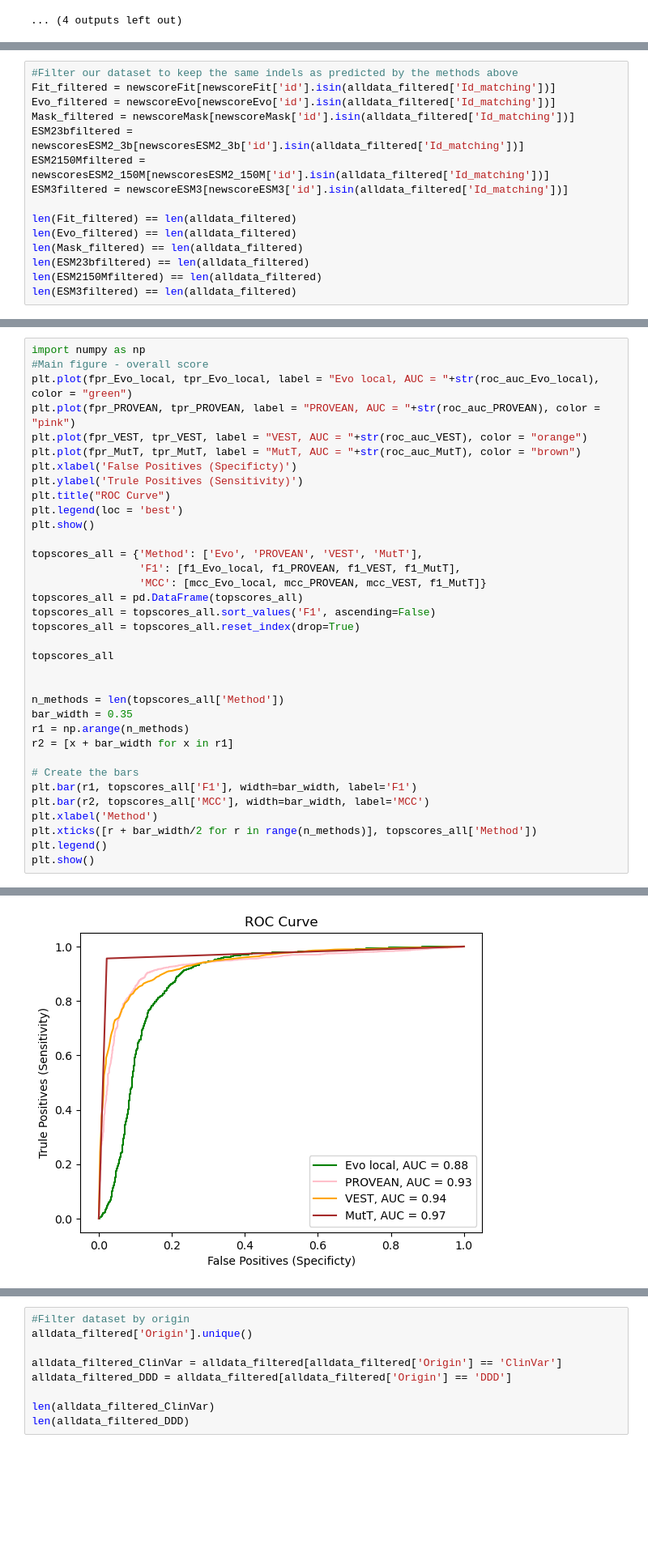
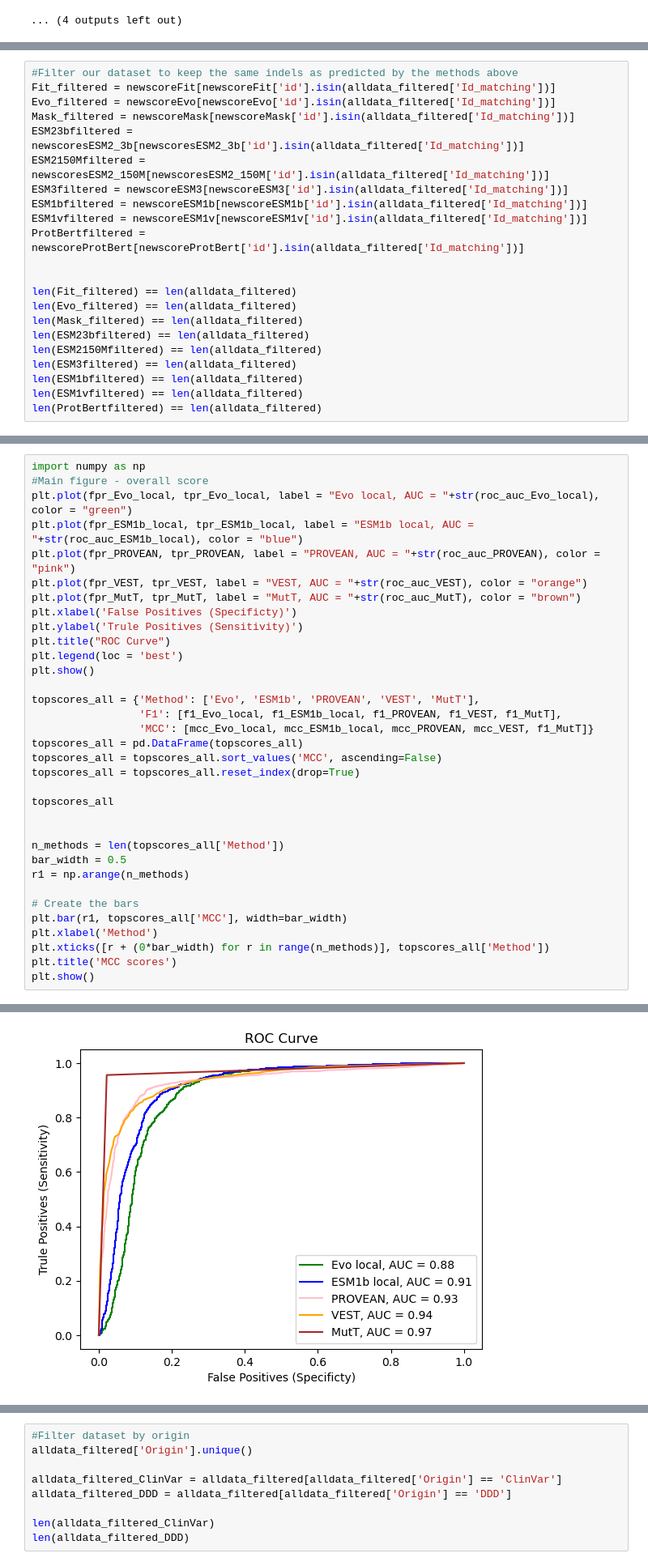
Before and after one commit to OriolGraCar/IndeLLM, a Jupyter notebook: Analysis/Analysis_fulldataset.ipynb, the cells around one changed output, grey strips where cells are left out. Shown at 81% size. Cells and saved outputs as stored; diff of their text form; blank space fills up the shorter version.

Commit message:
Added ESM1 and Prot model analysis

```diff
--- a/Analysis/Analysis_fulldataset.ipynb
+++ b/Analysis/Analysis_fulldataset.ipynb
@@ -545,6 +600,10 @@ Mask_filtered = newscoreMask[newscoreMask['id'].isin(alldata_filtered['Id_matchi
 ESM23bfiltered = newscoresESM2_3b[newscoresESM2_3b['id'].isin(alldata_filtered['Id_matching'])]
 ESM2150Mfiltered = newscoresESM2_150M[newscoresESM2_150M['id'].isin(alldata_filtered['Id_matching'])]
 ESM3filtered = newscoreESM3[newscoreESM3['id'].isin(alldata_filtered['Id_matching'])]
+ESM1bfiltered = newscoreESM1b[newscoreESM1b['id'].isin(alldata_filtered['Id_matching'])]
+ESM1vfiltered = newscoreESM1v[newscoreESM1v['id'].isin(alldata_filtered['Id_matching'])]
+ProtBertfiltered = newscoreProtBert[newscoreProtBert['id'].isin(alldata_filtered['Id_matching'])]
+
 
 len(Fit_filtered) == len(alldata_filtered)
 len(Evo_filtered) == len(alldata_filtered)
@@ -552,5 +611,8 @@ len(Mask_filtered) == len(alldata_filtered)
 len(ESM23bfiltered) == len(alldata_filtered)
 len(ESM2150Mfiltered) == len(alldata_filtered)
 len(ESM3filtered) == len(alldata_filtered)
+len(ESM1bfiltered) == len(alldata_filtered)
+len(ESM1vfiltered) == len(alldata_filtered)
+len(ProtBertfiltered) == len(alldata_filtered)
 # %% [output]
 True
@@ -806,6 +966,7 @@ Text(0.5, 1.0, 'ESM23b clean')
 import numpy as np
 #Main figure - overall score
 plt.plot(fpr_Evo_local, tpr_Evo_local, label = "Evo local, AUC = "+str(roc_auc_Evo_local), color = "green")
+plt.plot(fpr_ESM1b_local, tpr_ESM1b_local, label = "ESM1b local, AUC = "+str(roc_auc_ESM1b_local), color = "blue")
 plt.plot(fpr_PROVEAN, tpr_PROVEAN, label = "PROVEAN, AUC = "+str(roc_auc_PROVEAN), color = "pink")
 plt.plot(fpr_VEST, tpr_VEST, label = "VEST, AUC = "+str(roc_auc_VEST), color = "orange")
 plt.plot(fpr_MutT, tpr_MutT, label = "MutT, AUC = "+str(roc_auc_MutT), color = "brown")
@@ -815,27 +976,25 @@ plt.title("ROC Curve")
 plt.legend(loc = 'best')
 plt.show()
 
-topscores_all = {'Method': ['Evo', 'PROVEAN', 'VEST', 'MutT'],
-                 'F1': [f1_Evo_local, f1_PROVEAN, f1_VEST, f1_MutT],
-                 'MCC': [mcc_Evo_local, mcc_PROVEAN, mcc_VEST, f1_MutT]}
+topscores_all = {'Method': ['Evo', 'ESM1b', 'PROVEAN', 'VEST', 'MutT'],
+                 'F1': [f1_Evo_local, f1_ESM1b_local, f1_PROVEAN, f1_VEST, f1_MutT],
+                 'MCC': [mcc_Evo_local, mcc_ESM1b_local, mcc_PROVEAN, mcc_VEST, f1_MutT]}
 topscores_all = pd.DataFrame(topscores_all)
-topscores_all = topscores_all.sort_values('F1', ascending=False)
+topscores_all = topscores_all.sort_values('MCC', ascending=False)
 topscores_all = topscores_all.reset_index(drop=True)
 
 topscores_all
 
 
 n_methods = len(topscores_all['Method'])
-bar_width = 0.35
+bar_width = 0.5
 r1 = np.arange(n_methods)
-r2 = [x + bar_width for x in r1]
 
 # Create the bars
-plt.bar(r1, topscores_all['F1'], width=bar_width, label='F1')
-plt.bar(r2, topscores_all['MCC'], width=bar_width, label='MCC')
+plt.bar(r1, topscores_all['MCC'], width=bar_width)
 plt.xlabel('Method')
-plt.xticks([r + bar_width/2 for r in range(n_methods)], topscores_all['Method'])
-plt.legend()
+plt.xticks([r + (0*bar_width) for r in range(n_methods)], topscores_all['Method'])
+plt.title('MCC scores')
 plt.show()
 # %% [output]
 [<matplotlib.lines.Line2D at 0x...>]
@@ -849,4 +1009,4 @@ Text(0.5, 1.0, 'ROC Curve')
-[figure, old version]
+[figure, new version]
 |  | Method | F1 | MCC |
 | 0 | MutT | 0.969227 | 0.969227 |
 | 1 | PROVEAN | 0.900534 | 0.771296 |
```
Also changed, not shown: parts of 31 cells of this notebook.
